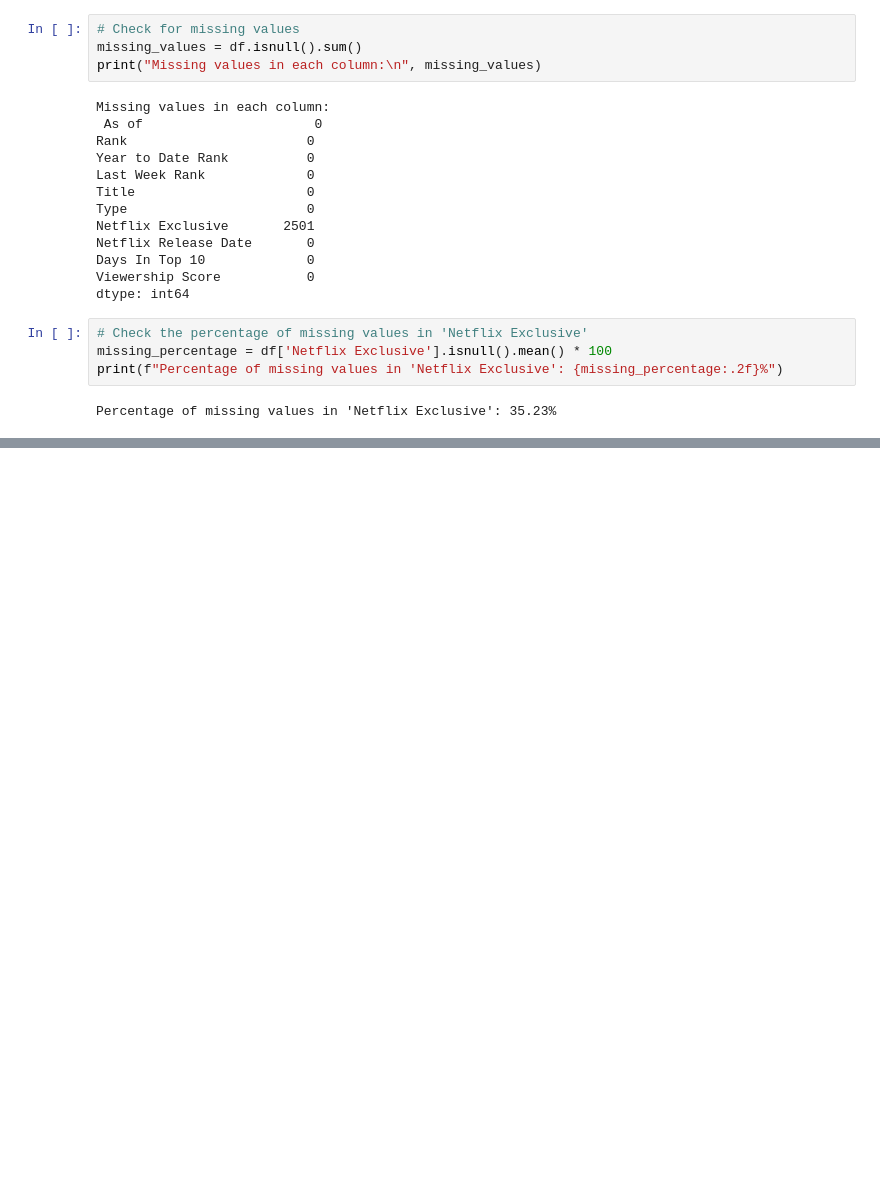
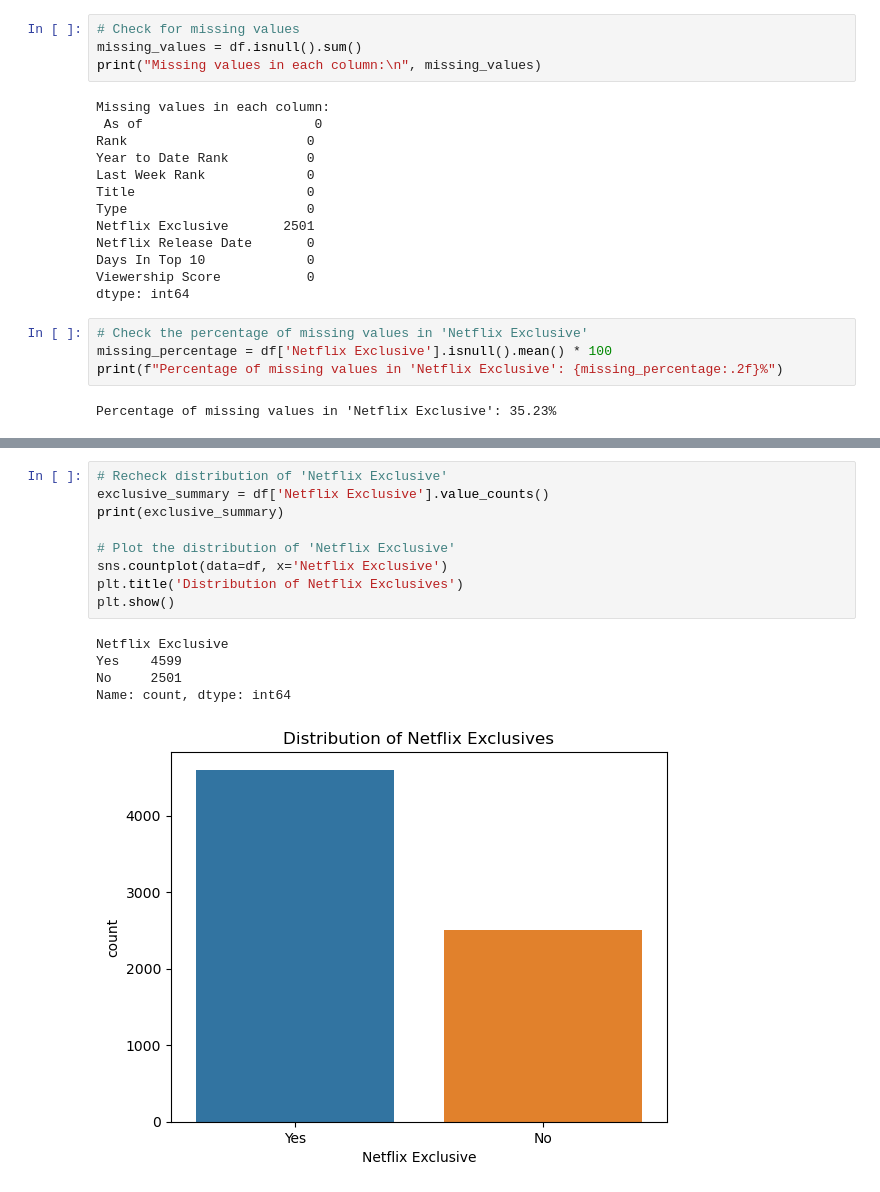
Before and after one commit to jeanniehalvorson/Springboard, a Jupyter notebook: Capstone Three/Capstone 3 - Netflix's Daily Top 10 Rankings.ipynb, the cells around one changed output, grey strips where cells are left out. Drawn from its saved outputs; the diff is of its cells as text; blank space fills up the shorter version.

```diff
--- a/Capstone Three/Capstone 3 - Netflix's Daily Top 10 Rankings.ipynb
+++ b/Capstone Three/Capstone 3 - Netflix's Daily Top 10 Rankings.ipynb
@@ -118,0 +164,15 @@ In this data wrangling section, we systematically prepared the Netflix daily top
+# %%
+# Recheck distribution of 'Netflix Exclusive'
+exclusive_summary = df['Netflix Exclusive'].value_counts()
+print(exclusive_summary)
+
+# Plot the distribution of 'Netflix Exclusive'
+sns.countplot(data=df, x='Netflix Exclusive')
+plt.title('Distribution of Netflix Exclusives')
+plt.show()
+# %% [output]
+Netflix Exclusive
+Yes    4599
+No     2501
+Name: count, dtype: int64
+[figure, added]
```
Also changed, not shown: parts of 12 cells of this notebook.
